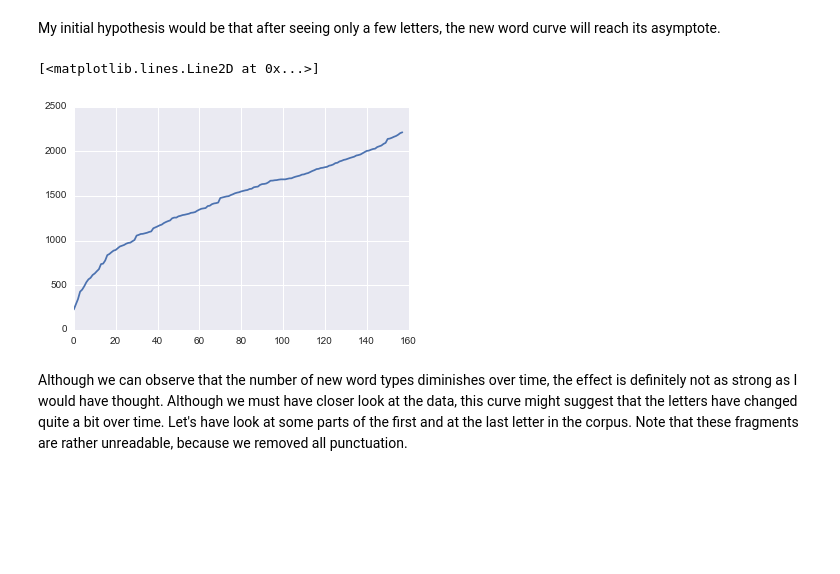
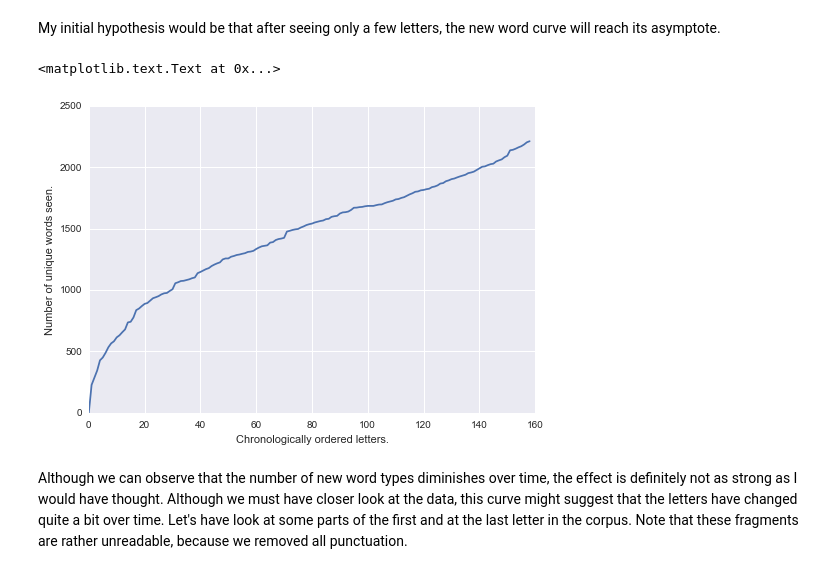
Before and after one commit to fbkarsdorp/python-for-lunch, a Jupyter notebook: Python for Lunch.ipynb, the cells around one changed output. Cells and saved outputs as stored; diff of their text form; code cells hidden in the pictures; blank space fills up the shorter version.

```diff
--- a/Python for Lunch.ipynb
+++ b/Python for Lunch.ipynb
@@ -219,17 +291,19 @@ death_lottery_links
 My initial hypothesis would be that after seeing only a few letters, the new word curve will reach its asymptote.
 # %%
 words_seen = set()
-unique_words_so_far = []
+unique_words_so_far = [0]
 for letter in death_lottery_corpus:
     for word in letter:
         if word not in words_seen:
             words_seen.add(word)
     unique_words_so_far.append(len(words_seen))
 
-sns.plt.plot(unique_words_so_far)
+seaborn.plt.plot(unique_words_so_far)
+seaborn.plt.xlabel("Chronologically ordered letters.")
+seaborn.plt.ylabel("Number of unique words seen.")
 # %% [output]
-[<matplotlib.lines.Line2D at 0x...>]
+<matplotlib.text.Text at 0x...>
-[figure, old version]
+[figure, new version]
 # %% [markdown]
 Although we can observe that the number of new word types diminishes over time, the effect is definitely not as strong as I would have thought. Although we must have closer look at the data, this curve might suggest that the letters have changed quite a bit over time. Let's have look at some parts of the first and at the last letter in the corpus. Note that these fragments are rather unreadable, because we removed all punctuation.
 # %%
```
Also changed, not shown: parts of 25 cells of this notebook.
